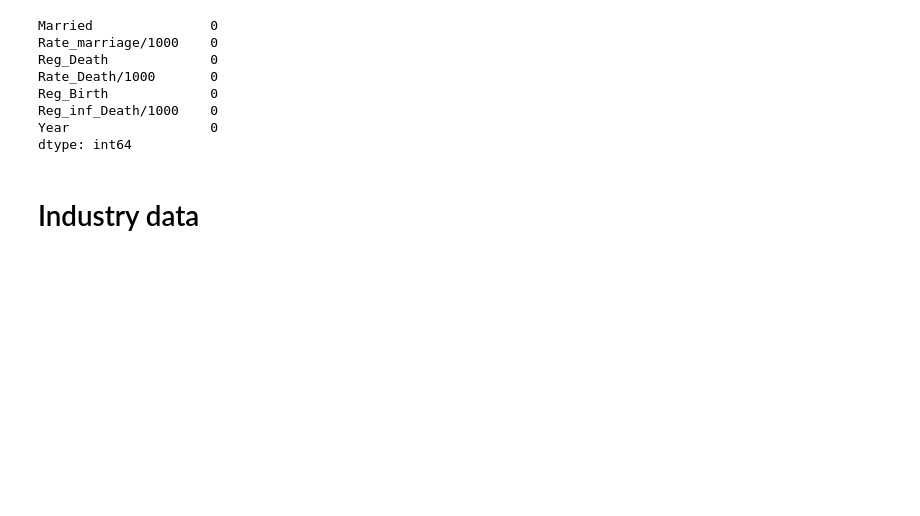
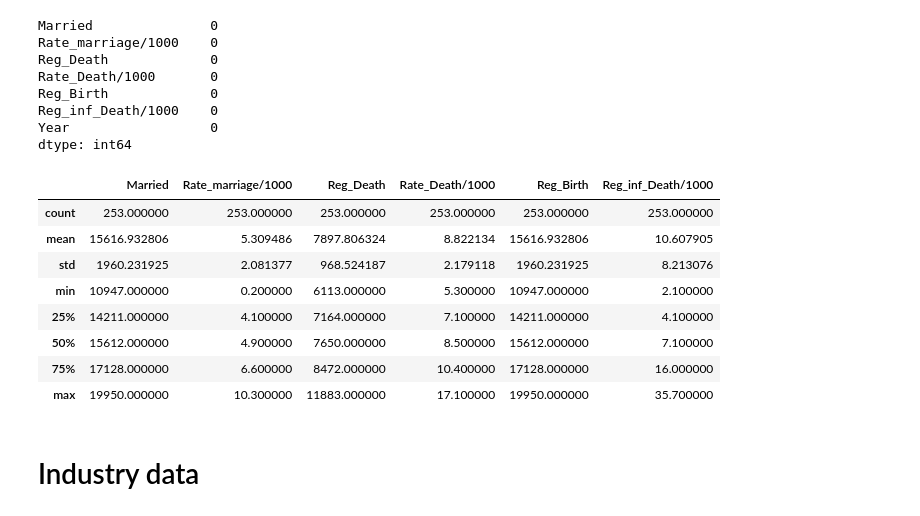
Before and after one commit to Ayomide-ola/Stategic_thinking-CA2, a Jupyter notebook: Population_CA2.ipynb, the cells around one changed output. Saved outputs shown, nothing was run; the diff lists cells and outputs as text; code cells hidden in the pictures; blank space fills up the shorter version.

```diff
--- a/Population_CA2.ipynb
+++ b/Population_CA2.ipynb
@@ -442,3 +440,15 @@ PO
+# %%
+POP.describe()
+# %% [output]
+|  | Married | Rate_marriage/1000 | Reg_Death | Rate_Death/1000 | Reg_Birth | Reg_inf_Death/1000 |
+| count | 253.000000 | 253.000000 | 253.000000 | 253.000000 | 253.000000 | 253.000000 |
+| mean | 15616.932806 | 5.309486 | 7897.806324 | 8.822134 | 15616.932806 | 10.607905 |
+| std | 1960.231925 | 2.081377 | 968.524187 | 2.179118 | 1960.231925 | 8.213076 |
+| min | 10947.000000 | 0.200000 | 6113.000000 | 5.300000 | 10947.000000 | 2.100000 |
+| 25% | 14211.000000 | 4.100000 | 7164.000000 | 7.100000 | 14211.000000 | 4.100000 |
+| 50% | 15612.000000 | 4.900000 | 7650.000000 | 8.500000 | 15612.000000 | 7.100000 |
+| 75% | 17128.000000 | 6.600000 | 8472.000000 | 10.400000 | 17128.000000 | 16.000000 |
+| max | 19950.000000 | 10.300000 | 11883.000000 | 17.100000 | 19950.000000 | 35.700000 |
 # %% [markdown]
 # Industry data
 # %%
```
Also changed, not shown: parts of 1 cell of this notebook.
